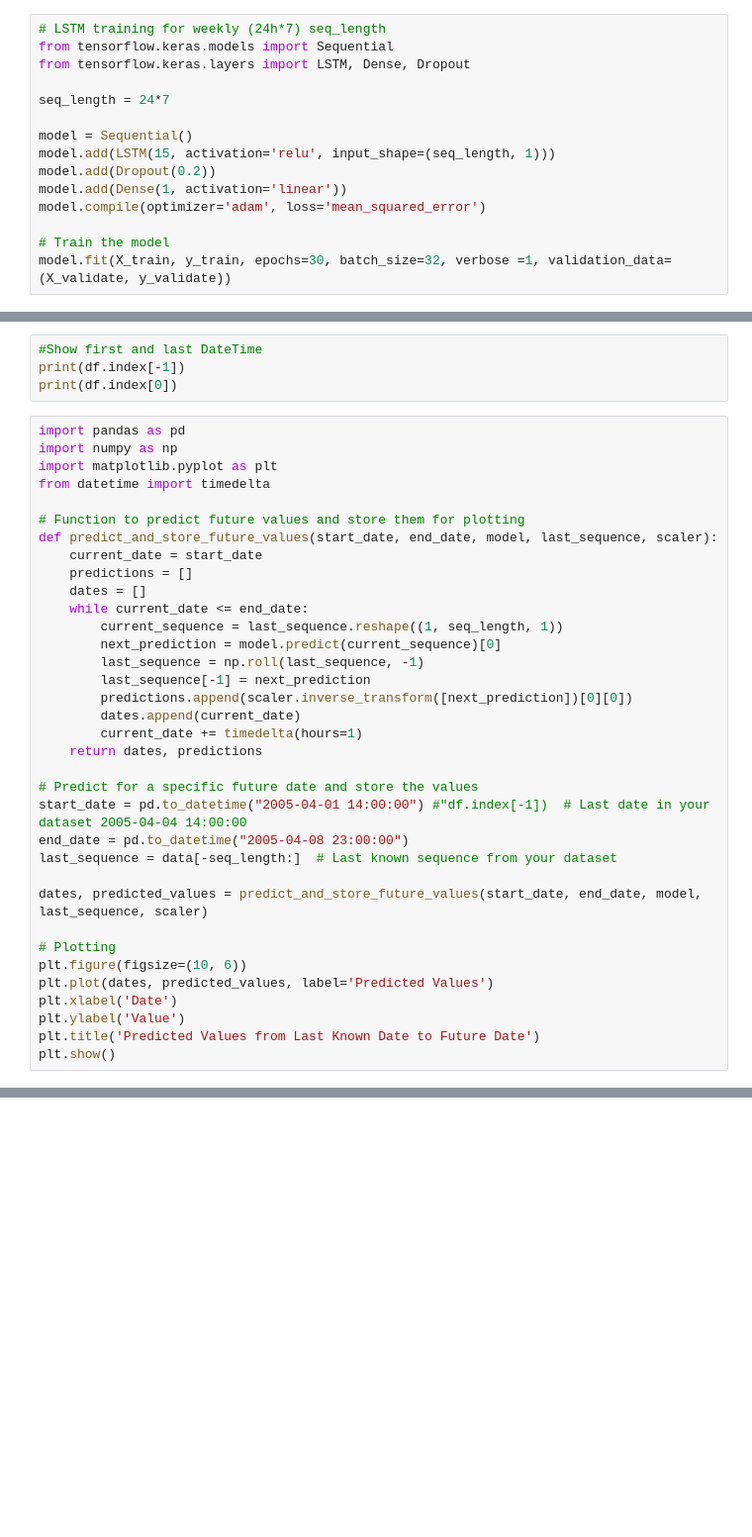
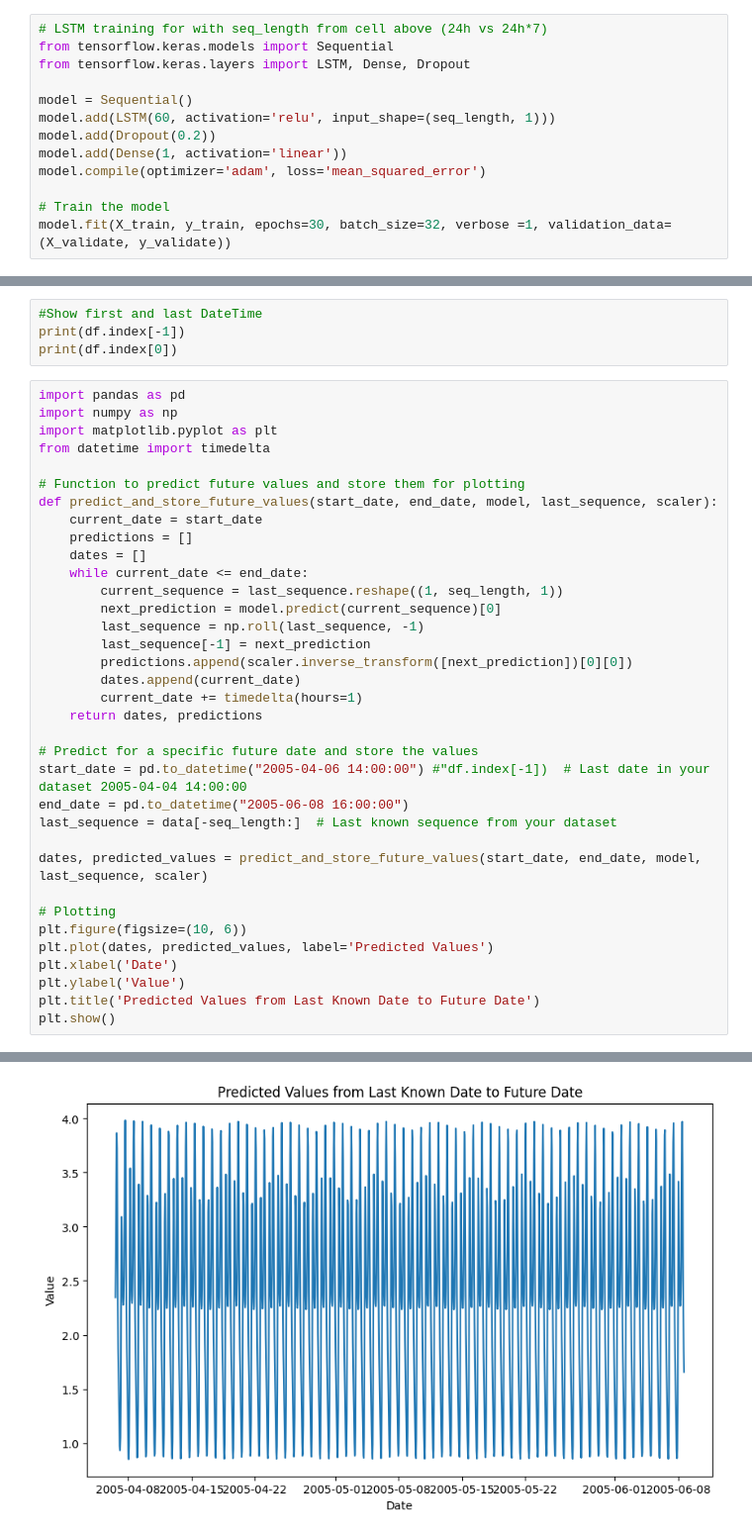
Before and after one commit to themaier/AirQualityPrediction, a Jupyter notebook: lstm.ipynb, the cells around one changed output, grey strips where cells are left out. Shown: that part at 99% size. Cells and saved outputs as stored; diff of their text form; blank space fills up the shorter version.

Commit message:
LSTM with 60 Neurons -> weekly and daily cycle visible

```diff
--- a/lstm.ipynb
+++ b/lstm.ipynb
@@ -104,14 +101,12 @@ seq_length = 24*7 # 24h cycle
 X_train, y_train = create_sequences(train_data, seq_length)
 X_validate, y_validate = create_sequences(validation_data, seq_length)
 # %%
-# LSTM training for weekly (24h*7) seq_length
+# LSTM training for with seq_length from cell above (24h vs 24h*7)
 from tensorflow.keras.models import Sequential
 from tensorflow.keras.layers import LSTM, Dense, Dropout
 
-seq_length = 24*7
-
 model = Sequential()
-model.add(LSTM(15, activation='relu', input_shape=(seq_length, 1)))
+model.add(LSTM(60, activation='relu', input_shape=(seq_length, 1)))
 model.add(Dropout(0.2))
 model.add(Dense(1, activation='linear'))
 model.compile(optimizer='adam', loss='mean_squared_error')
@@ -144,8 +158,8 @@ def predict_and_store_future_values(start_date, end_date, model, last_sequence,
     return dates, predictions
 
 # Predict for a specific future date and store the values
-start_date = pd.to_datetime("2005-04-01 14:00:00") #"df.index[-1])  # Last date in your dataset 2005-04-04 14:00:00
-end_date = pd.to_datetime("2005-04-08 23:00:00")
+start_date = pd.to_datetime("2005-04-06 14:00:00") #"df.index[-1])  # Last date in your dataset 2005-04-04 14:00:00
+end_date = pd.to_datetime("2005-06-08 16:00:00")
 last_sequence = data[-seq_length:]  # Last known sequence from your dataset
 
 dates, predicted_values = predict_and_store_future_values(start_date, end_date, model, last_sequence, scaler)
@@ -157,3 +171,4 @@ plt.xlabel('Date')
 plt.ylabel('Value')
 plt.title('Predicted Values from Last Known Date to Future Date')
 plt.show()
+# %% [output]
@@ -159,0 +192 @@ plt.show()
+[figure, added]
```
Also changed, not shown: parts of 4 cells of this notebook, 2 other files.
